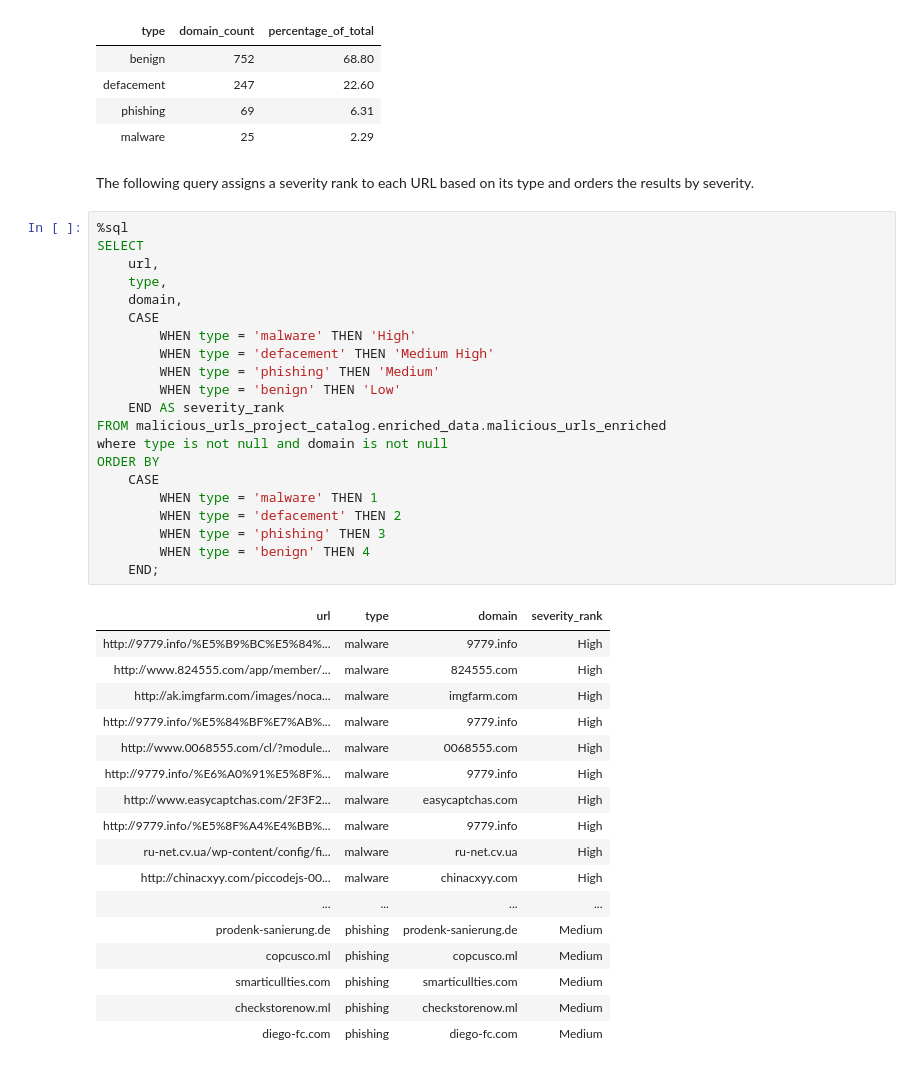
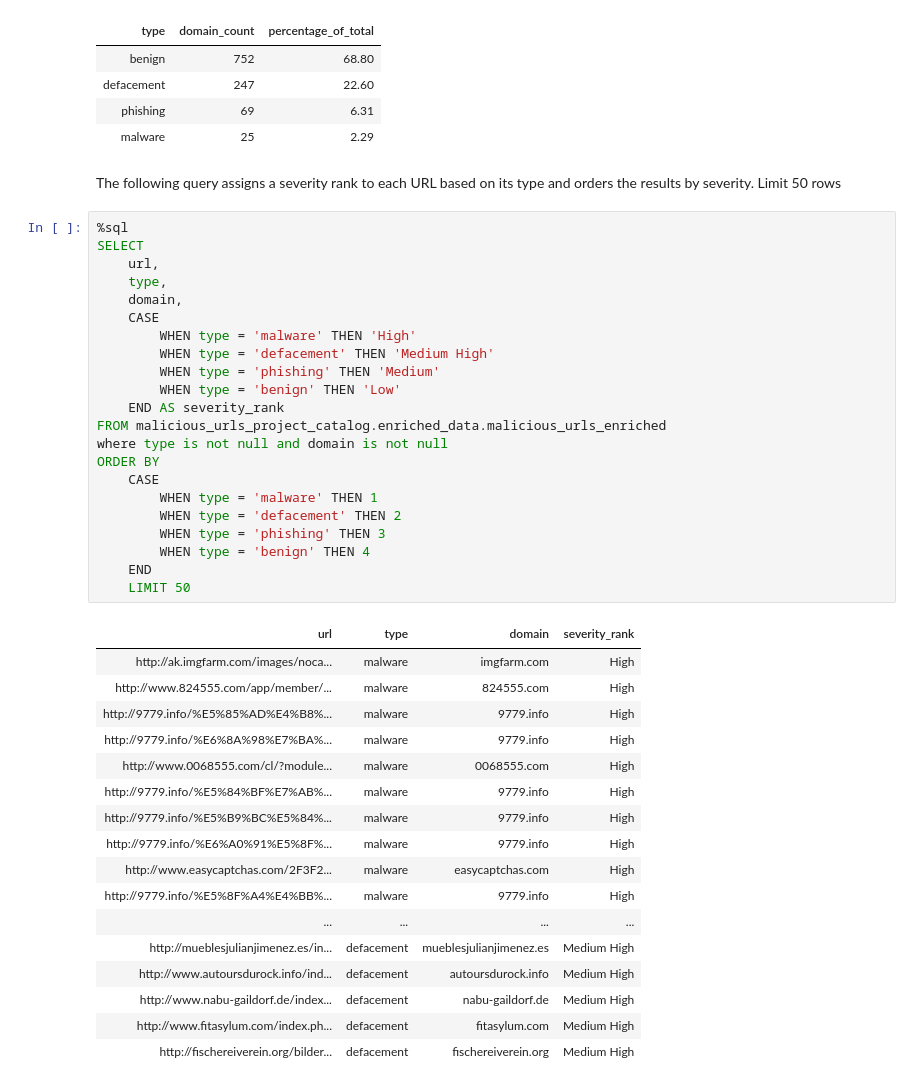
Before and after one commit to TreCombs/Projects, a Jupyter notebook: notebooks/Malicious URL Pipeline.ipynb, the cells around one changed output. Drawn from its saved outputs; the diff is of its cells as text.

```diff
--- a/notebooks/Malicious URL Pipeline.ipynb
+++ b/notebooks/Malicious URL Pipeline.ipynb
@@ -201,43 +186,44 @@ ORDER BY domain_count DESC;
 | phishing | 69 | 6.31 |
 | malware | 25 | 2.29 |
 # %% [markdown]
-The following query assigns a severity rank to each URL based on its type and orders the results by severity.
+The following query assigns a severity rank to each URL based on its type and orders the results by severity. Limit 50 rows
 # %%
 %sql
 SELECT
     url,
     type,
     domain,
     CASE
         WHEN type = 'malware' THEN 'High'
         WHEN type = 'defacement' THEN 'Medium High'
         WHEN type = 'phishing' THEN 'Medium'
         WHEN type = 'benign' THEN 'Low'
     END AS severity_rank
 FROM malicious_urls_project_catalog.enriched_data.malicious_urls_enriched
 where type is not null and domain is not null
 ORDER BY
     CASE
         WHEN type = 'malware' THEN 1
         WHEN type = 'defacement' THEN 2
         WHEN type = 'phishing' THEN 3
         WHEN type = 'benign' THEN 4
-    END;
+    END
+    LIMIT 50
 # %% [output]
 | url | type | domain | severity_rank |
+| http://ak.imgfarm.com/images/noca... | malware | imgfarm.com | High |
+| http://www.824555.com/app/member/... | malware | 824555.com | High |
+| http://9779.info/%E5%85%AD%E4%B8%... | malware | 9779.info | High |
+| http://9779.info/%E6%8A%98%E7%BA%... | malware | 9779.info | High |
+| http://www.0068555.com/cl/?module... | malware | 0068555.com | High |
+| http://9779.info/%E5%84%BF%E7%AB%... | malware | 9779.info | High |
 | http://9779.info/%E5%B9%BC%E5%84%... | malware | 9779.info | High |
-| http://www.824555.com/app/member/... | malware | 824555.com | High |
-| http://ak.imgfarm.com/images/noca... | malware | imgfarm.com | High |
-| http://9779.info/%E5%84%BF%E7%AB%... | malware | 9779.info | High |
-| http://www.0068555.com/cl/?module... | malware | 0068555.com | High |
 | http://9779.info/%E6%A0%91%E5%8F%... | malware | 9779.info | High |
 | http://www.easycaptchas.com/2F3F2... | malware | easycaptchas.com | High |
 | http://9779.info/%E5%8F%A4%E4%BB%... | malware | 9779.info | High |
-| ru-net.cv.ua/wp-content/config/fi... | malware | ru-net.cv.ua | High |
-| http://chinacxyy.com/piccodejs-00... | malware | chinacxyy.com | High |
 | ... | ... | ... | ... |
-| prodenk-sanierung.de | phishing | prodenk-sanierung.de | Medium |
-| copcusco.ml | phishing | copcusco.ml | Medium |
-| smarticullties.com | phishing | smarticullties.com | Medium |
-| checkstorenow.ml | phishing | checkstorenow.ml | Medium |
-| diego-fc.com | phishing | diego-fc.com | Medium |
+| http://mueblesjulianjimenez.es/in... | defacement | mueblesjulianjimenez.es | Medium High |
+| http://www.autoursdurock.info/ind... | defacement | autoursdurock.info | Medium High |
+| http://www.nabu-gaildorf.de/index... | defacement | nabu-gaildorf.de | Medium High |
+| http://www.fitasylum.com/index.ph... | defacement | fitasylum.com | Medium High |
+| http://fischereiverein.org/bilder... | defacement | fischereiverein.org | Medium High |
```
Also changed, not shown: parts of 2 cells of this notebook, 3 other files.
